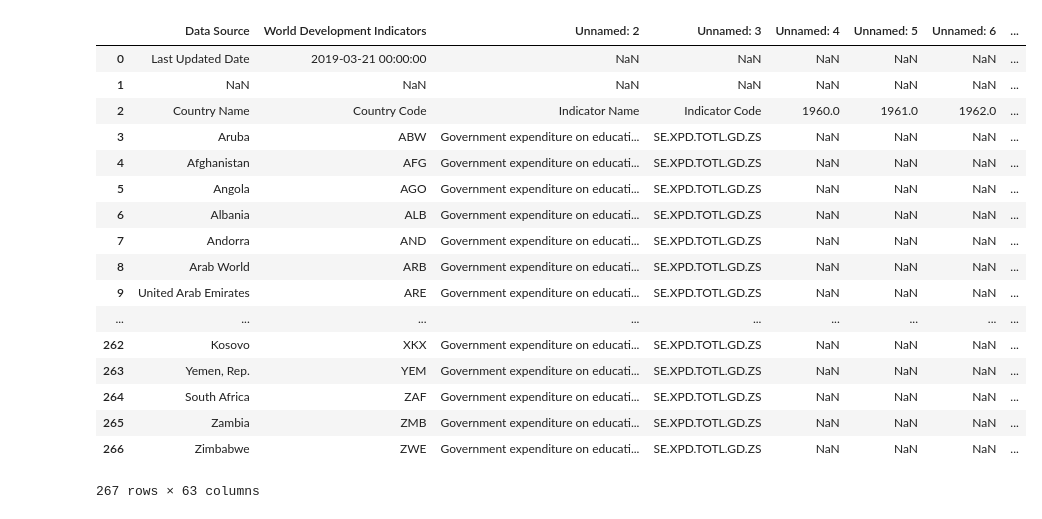
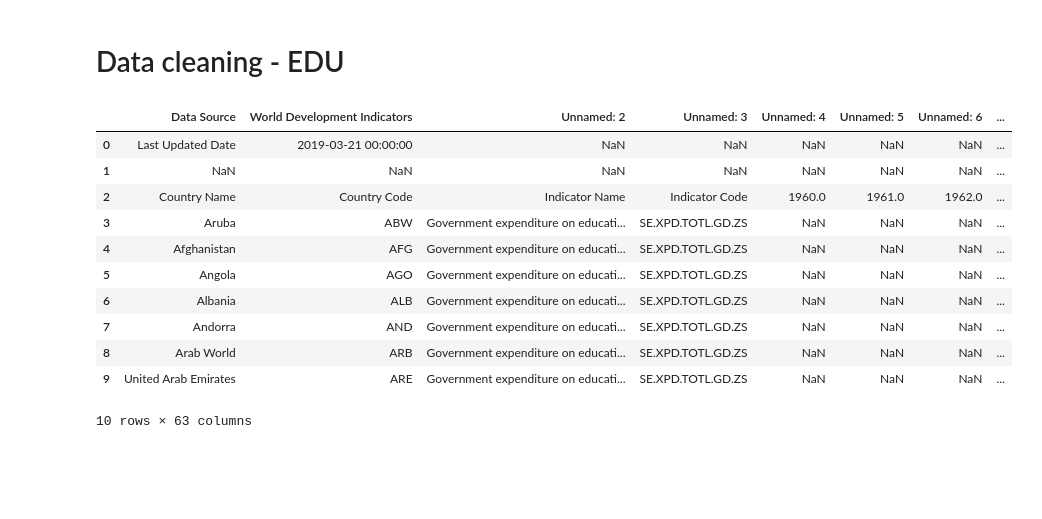
Before and after one commit to NumEconCopenhagen/kingcobra, a Jupyter notebook: dataproject/opgave1.ipynb, the cells around one changed output. Saved outputs shown, nothing was run; the diff lists cells and outputs as text; code cells hidden in the pictures; blank space fills up the shorter version.

```diff
--- a/dataproject/opgave1.ipynb
+++ b/dataproject/opgave1.ipynb
@@ -12,24 +15,20 @@ os.listdir('./Data/')
 # %%
 GDP = 'data/GDPDATA.xlsx'
 EDU = 'data/EducationDATA.xlsx'
+# %% [markdown]
+# Data cleaning - EDU
 # %%
-pd.read_excel(EDU)
+pd.read_excel(EDU).head(10)
 # %% [output]
 |  | Data Source | World Development Indicators | Unnamed: 2 | Unnamed: 3 | Unnamed: 4 | Unnamed: 5 | Unnamed: 6 | ... |
 | 0 | Last Updated Date | 2019-03-21 00:00:00 | NaN | NaN | NaN | NaN | NaN | ... |
 | 1 | NaN | NaN | NaN | NaN | NaN | NaN | NaN | ... |
 | 2 | Country Name | Country Code | Indicator Name | Indicator Code | 1960.0 | 1961.0 | 1962.0 | ... |
 | 3 | Aruba | ABW | Government expenditure on educati... | SE.XPD.TOTL.GD.ZS | NaN | NaN | NaN | ... |
 | 4 | Afghanistan | AFG | Government expenditure on educati... | SE.XPD.TOTL.GD.ZS | NaN | NaN | NaN | ... |
 | 5 | Angola | AGO | Government expenditure on educati... | SE.XPD.TOTL.GD.ZS | NaN | NaN | NaN | ... |
 | 6 | Albania | ALB | Government expenditure on educati... | SE.XPD.TOTL.GD.ZS | NaN | NaN | NaN | ... |
 | 7 | Andorra | AND | Government expenditure on educati... | SE.XPD.TOTL.GD.ZS | NaN | NaN | NaN | ... |
 | 8 | Arab World | ARB | Government expenditure on educati... | SE.XPD.TOTL.GD.ZS | NaN | NaN | NaN | ... |
 | 9 | United Arab Emirates | ARE | Government expenditure on educati... | SE.XPD.TOTL.GD.ZS | NaN | NaN | NaN | ... |
-| ... | ... | ... | ... | ... | ... | ... | ... | ... |
-| 262 | Kosovo | XKX | Government expenditure on educati... | SE.XPD.TOTL.GD.ZS | NaN | NaN | NaN | ... |
-| 263 | Yemen, Rep. | YEM | Government expenditure on educati... | SE.XPD.TOTL.GD.ZS | NaN | NaN | NaN | ... |
-| 264 | South Africa | ZAF | Government expenditure on educati... | SE.XPD.TOTL.GD.ZS | NaN | NaN | NaN | ... |
-| 265 | Zambia | ZMB | Government expenditure on educati... | SE.XPD.TOTL.GD.ZS | NaN | NaN | NaN | ... |
-| 266 | Zimbabwe | ZWE | Government expenditure on educati... | SE.XPD.TOTL.GD.ZS | NaN | NaN | NaN | ... |
-267 rows × 63 columns
+10 rows × 63 columns
```
Also changed, not shown: parts of 42 cells of this notebook.
